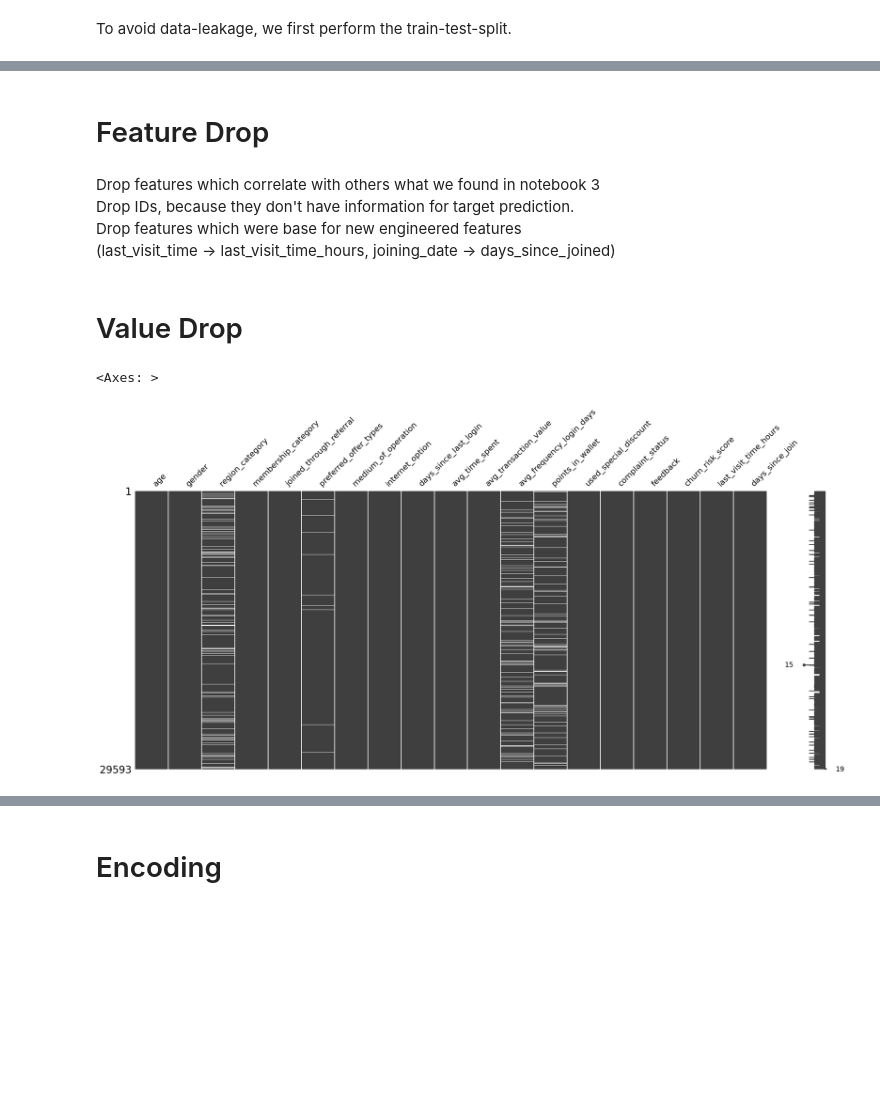
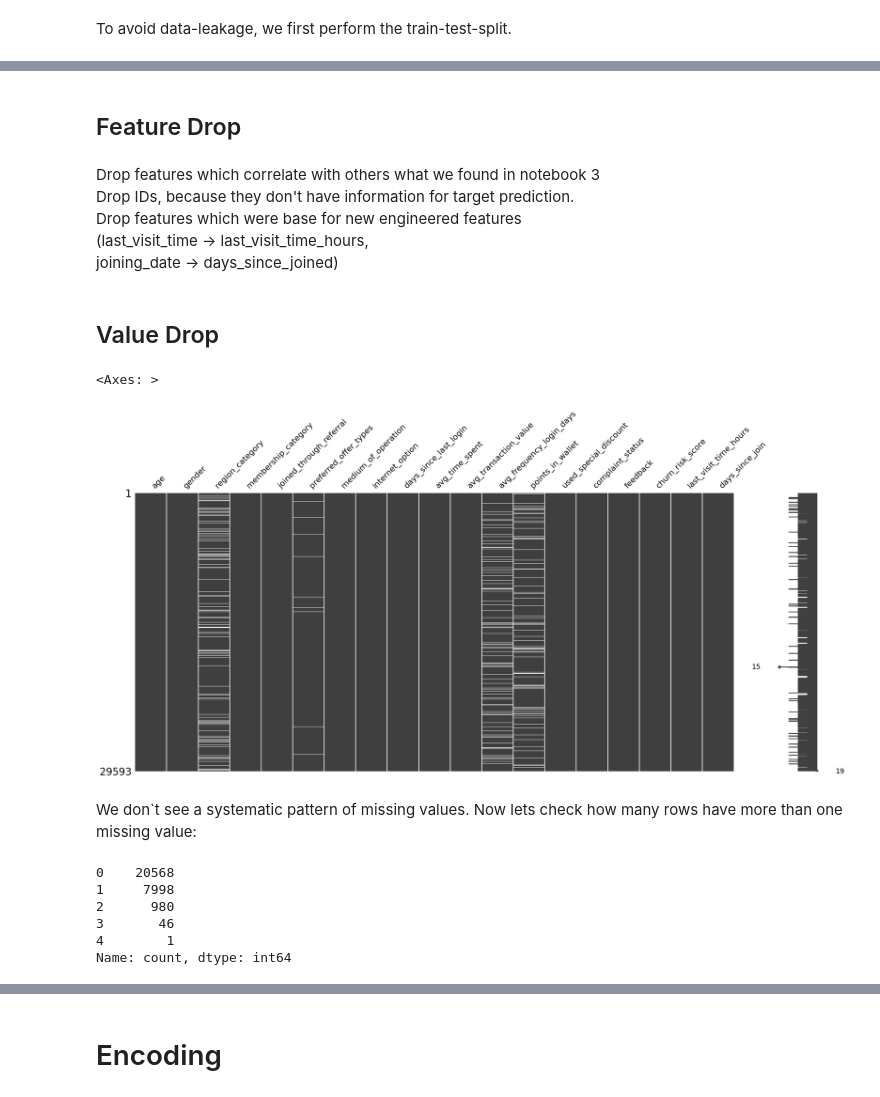
Before and after one commit to forster-j/churn-prediction, a Jupyter notebook: 04_data_cleaning_feature.ipynb, the cells around one changed output, grey strips where cells are left out. Drawn from its saved outputs; the diff is of its cells as text; code cells hidden in the pictures; blank space fills up the shorter version.

```diff
--- a/04_data_cleaning_feature.ipynb
+++ b/04_data_cleaning_feature.ipynb
@@ -49,23 +49,43 @@ df_test["days_since_join"]  = pd.to_timedelta(df_test["days_since_join"] )
 df_train["days_since_join"]  = df_train["days_since_join"].dt.days
 df_test["days_since_join"]  = df_test["days_since_join"].dt.days
 # %% [markdown]
-# Feature Drop
+## Feature Drop
 # %% [markdown]
 Drop features which correlate with others what we found in notebook 3
 Drop IDs, because they don't have information for target prediction.
 Drop features which were base for new engineered features
-(last_visit_time  -> last_visit_time_hours, joining_date -> days_since_joined)
+(last_visit_time  -> last_visit_time_hours,
+joining_date -> days_since_joined)
 # %%
 # List of features to drop
 feature_drop = ['past_complaint', 'offer_application_preference', 'CID', 'referral_id', "last_visit_time", "joining_date"]
 df_train.drop(feature_drop, inplace=True, axis=1)
 df_test.drop(feature_drop, inplace=True, axis=1)
 # %% [markdown]
-# Value Drop
+## Value Drop
 # %%
 # Use missingno to look for a pattern in missing values.
-msno.matrix(df_train)
+msno.matrix(df_train, width_ratios=(8, 1))
 # %% [output]
 <Axes: >
-[figure, old version]
+[figure, new version]
+# %% [markdown]
+We don`t see a systematic pattern of missing values. Now lets check how many rows have more than one missing value:
+# %%
+import pandas as pd
+
+# Missing values per row
+missing_values_per_row = df_train.isnull().sum(axis=1)
+
+# count how many rows have 1,2,3 or 4 missing values
+missing_values_counts = missing_values_per_row.value_counts().sort_index()
+
+print(missing_values_counts)
+# %% [output]
+0    20568
+1     7998
+2      980
+3       46
+4        1
+Name: count, dtype: int64
 # %%
```
Also changed, not shown: parts of 32 cells of this notebook, 3 other files.
